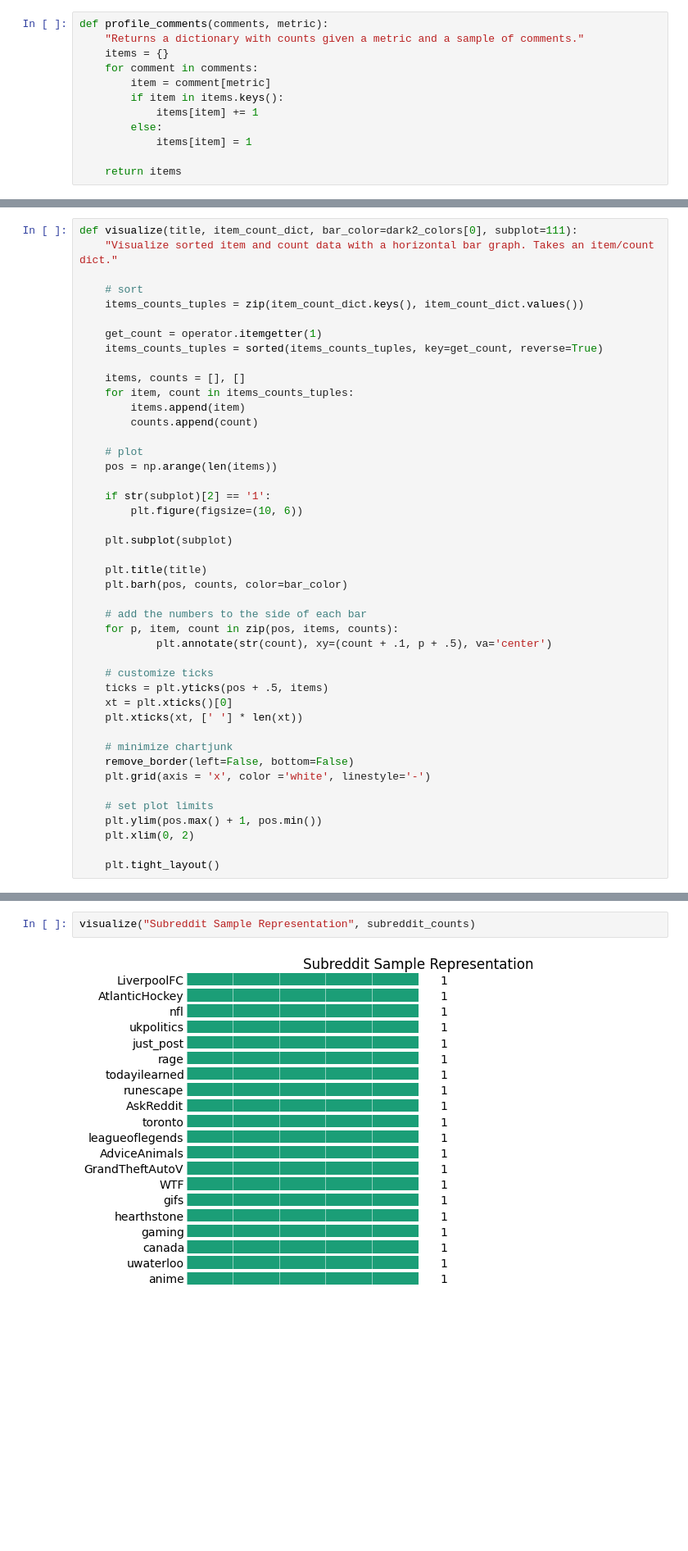
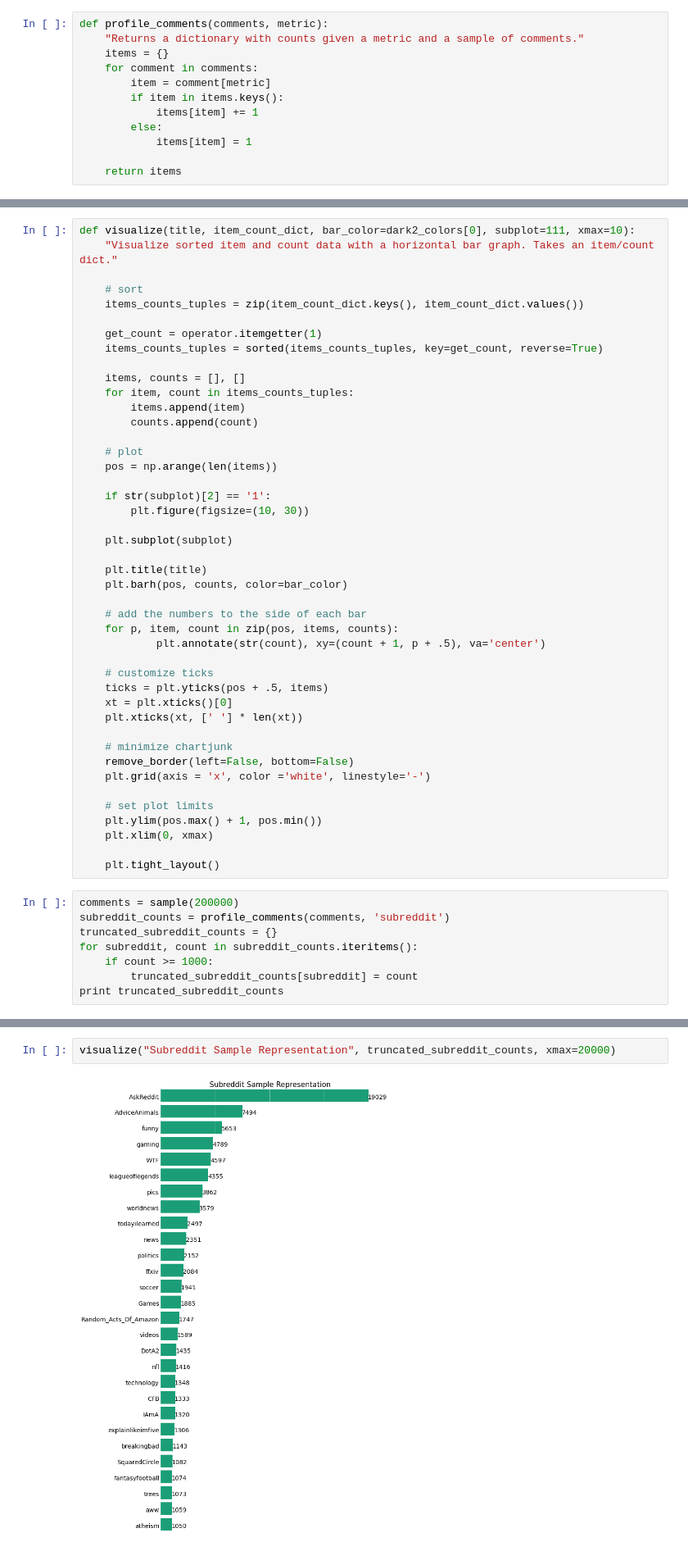
Before and after one commit to rlucioni/gov1430-project, a Jupyter notebook: gov1430-final-project.ipynb, the cells around one changed output, grey strips where cells are left out. Shown: that part at 82% size. Cells and saved outputs as stored; diff of their text form; blank space fills up the shorter version.

```diff
--- a/gov1430-final-project.ipynb
+++ b/gov1430-final-project.ipynb
@@ -103,5 +100,5 @@ subreddit_counts = profile_comments(comments, 'subreddit')
 # %%
-def visualize(title, item_count_dict, bar_color=dark2_colors[0], subplot=111):
+def visualize(title, item_count_dict, bar_color=dark2_colors[0], subplot=111, xmax=10):
     "Visualize sorted item and count data with a horizontal bar graph. Takes an item/count dict."
 
     # sort
@@ -119,7 +116,7 @@ def visualize(title, item_count_dict, bar_color=dark2_colors[0], subplot=111):
     pos = np.arange(len(items))
 
     if str(subplot)[2] == '1':
-        plt.figure(figsize=(10, 6))
+        plt.figure(figsize=(10, 30))
 
     plt.subplot(subplot)
 
@@ -128,7 +125,7 @@ def visualize(title, item_count_dict, bar_color=dark2_colors[0], subplot=111):
 
     # add the numbers to the side of each bar
     for p, item, count in zip(pos, items, counts):
-            plt.annotate(str(count), xy=(count + .1, p + .5), va='center')
+            plt.annotate(str(count), xy=(count + 1, p + .5), va='center')
 
     # customize ticks
     ticks = plt.yticks(pos + .5, items)
@@ -141,6 +138,14 @@ def visualize(title, item_count_dict, bar_color=dark2_colors[0], subplot=111):
 
     # set plot limits
     plt.ylim(pos.max() + 1, pos.min())
-    plt.xlim(0, 2)
+    plt.xlim(0, xmax)
 
     plt.tight_layout()
+# %%
+comments = sample(200000)
+subreddit_counts = profile_comments(comments, 'subreddit')
+truncated_subreddit_counts = {}
+for subreddit, count in subreddit_counts.iteritems():
+    if count >= 1000:
+        truncated_subreddit_counts[subreddit] = count
+print truncated_subreddit_counts
@@ -147,4 +154,4 @@ def visualize(title, item_count_dict, bar_color=dark2_colors[0], subplot=111):
 # %%
-visualize("Subreddit Sample Representation", subreddit_counts)
+visualize("Subreddit Sample Representation", truncated_subreddit_counts, xmax=20000)
 # %% [output]
-[figure, old version]
+[figure, new version]
```
Also changed, not shown: parts of 5 cells of this notebook.
